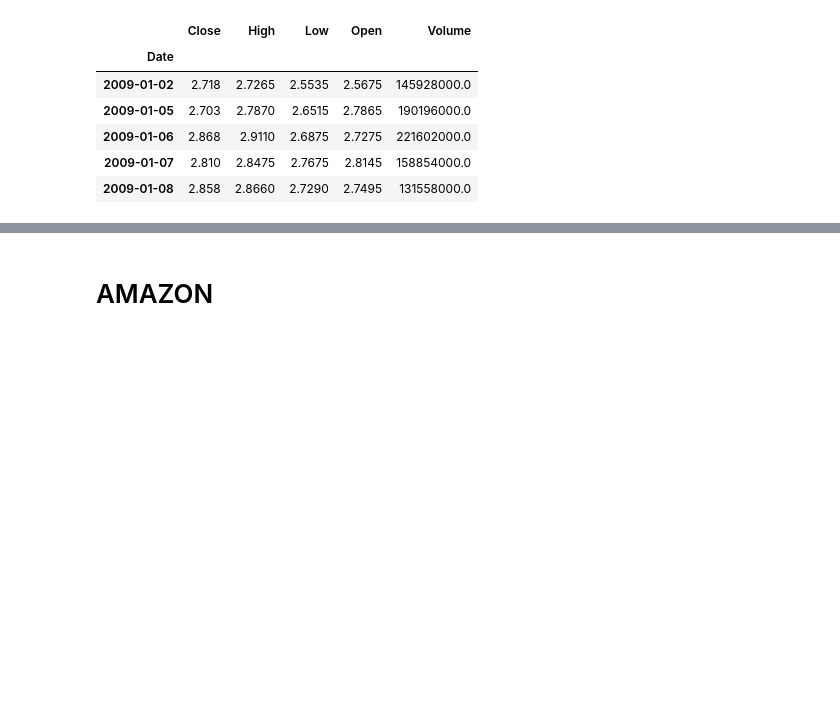
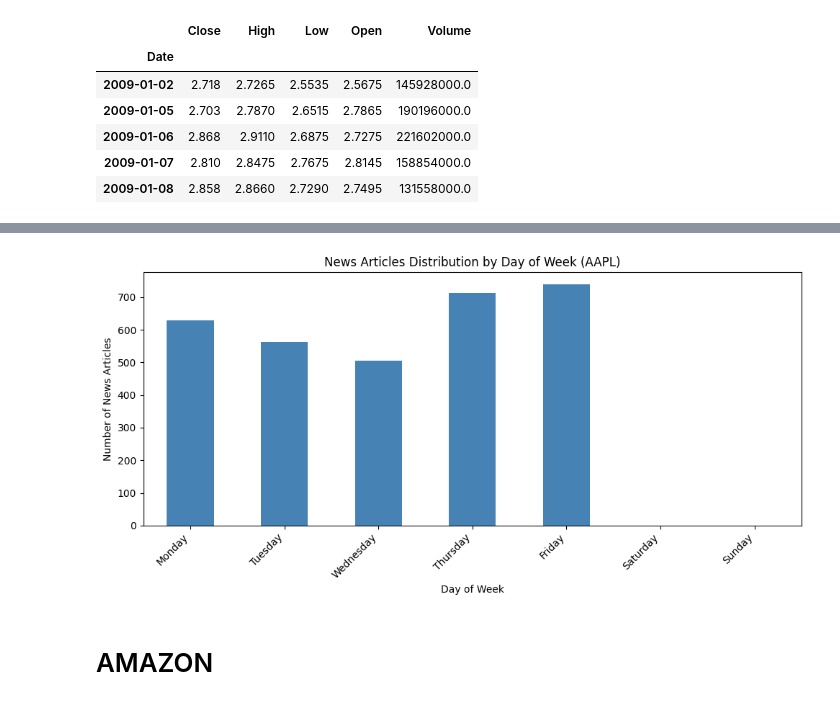
Before and after one commit to Melki123shi/news-driven-stock-analysis, a Jupyter notebook: notebooks/date_alignment.ipynb, the cells around one changed output, grey strips where cells are left out. Saved outputs shown, nothing was run; the diff lists cells and outputs as text; code cells hidden in the pictures; blank space fills up the shorter version.

```diff
--- a/notebooks/date_alignment.ipynb
+++ b/notebooks/date_alignment.ipynb
@@ -86,6 +86,27 @@ Name: Date, dtype: datetime64[ns]
 | 6682 | 7122 | Benzinga Pro's Top 5 Stocks To Wa... | https://www.benzinga.com/short-se... | Benzinga Newsdesk | 2020-06-10 11:53:47 | AAPL | 2020-06-10 |
 | 6683 | 7123 | Deutsche Bank Maintains Buy on Ap... | https://www.benzinga.com/news/20/... | Benzinga Newsdesk | 2020-06-10 11:19:25 | AAPL | 2020-06-10 |
 | 6684 | 7124 | Apple To Let Users Trade In Their... | https://www.benzinga.com/news/20/... | Neer Varshney | 2020-06-10 10:27:11 | AAPL | 2020-06-10 |
+# %%
+import matplotlib.pyplot as plt
+
+# Convert trading_date to datetime and extract day of week
+normalized_news['trading_date'] = pd.to_datetime(normalized_news['trading_date'])
+news_by_day = normalized_news['trading_date'].dt.day_name().value_counts()
+
+# Reorder by day of week (Monday to Sunday)
+day_order = ['Monday', 'Tuesday', 'Wednesday', 'Thursday', 'Friday', 'Saturday', 'Sunday']
+news_by_day = news_by_day.reindex(day_order)
+
+plt.figure(figsize=(10, 5))
+news_by_day.plot(kind='bar', color='steelblue')
+plt.xlabel('Day of Week')
+plt.ylabel('Number of News Articles')
+plt.title('News Articles Distribution by Day of Week (AAPL)')
+plt.xticks(rotation=45, ha='right')
+plt.tight_layout()
+plt.show()
+# %% [output]
+[figure, added]
 # %% [markdown]
 # AMAZON
 # %%
```
Also changed, not shown: parts of 1 cell of this notebook, 1 other file.
